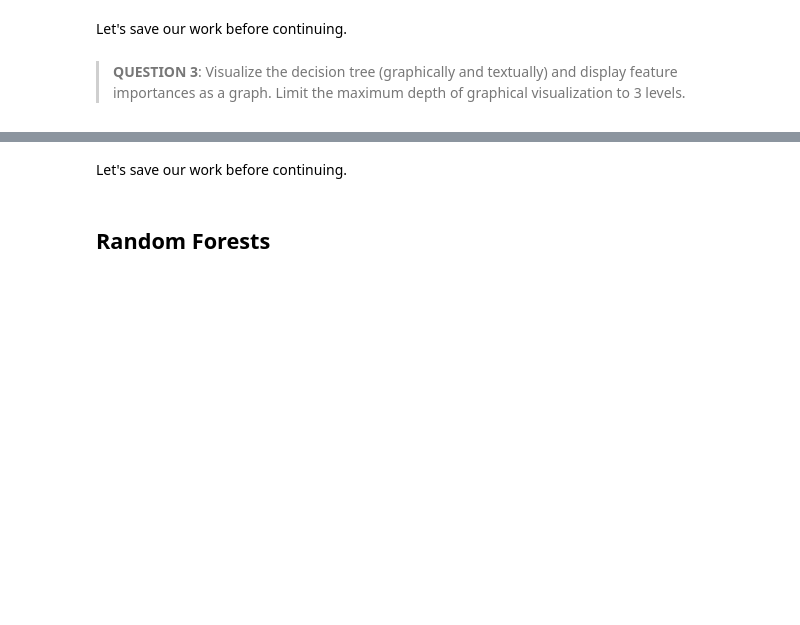
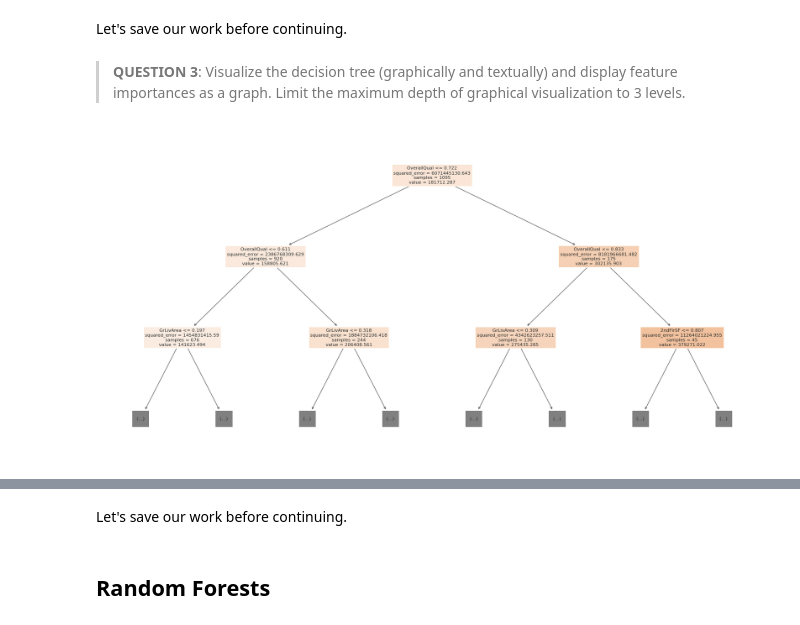
Before and after one commit to Nish-008/Machine_Learning_Practice, a Jupyter notebook: python-random-forests-assignment.ipynb, the cells around one changed output, grey strips where cells are left out. Drawn from its saved outputs; the diff is of its cells as text; code cells hidden in the pictures; blank space fills up the shorter version.

Commit message:
visualising the tree

```diff
--- a/python-random-forests-assignment.ipynb
+++ b/python-random-forests-assignment.ipynb
@@ -226,7 +226,9 @@ sns.set_style('darkgrid')
 # %%
 plt.figure(figsize=(30,15))
 
 # Visualize the tree graphically using plot_tree
-???
+plot_tree(tree, feature_names=X_train.columns, max_depth=2, filled=True);
+# %% [output]
+[figure, added]
 # %%
 # Visualize the tree textually using export_text
```
Also changed, not shown: parts of 7 cells of this notebook.
